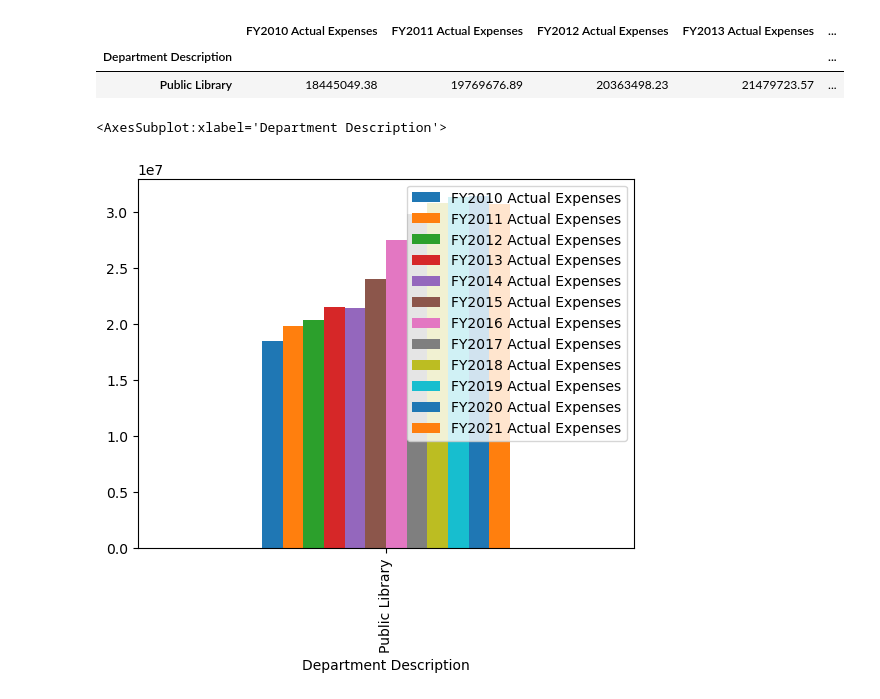
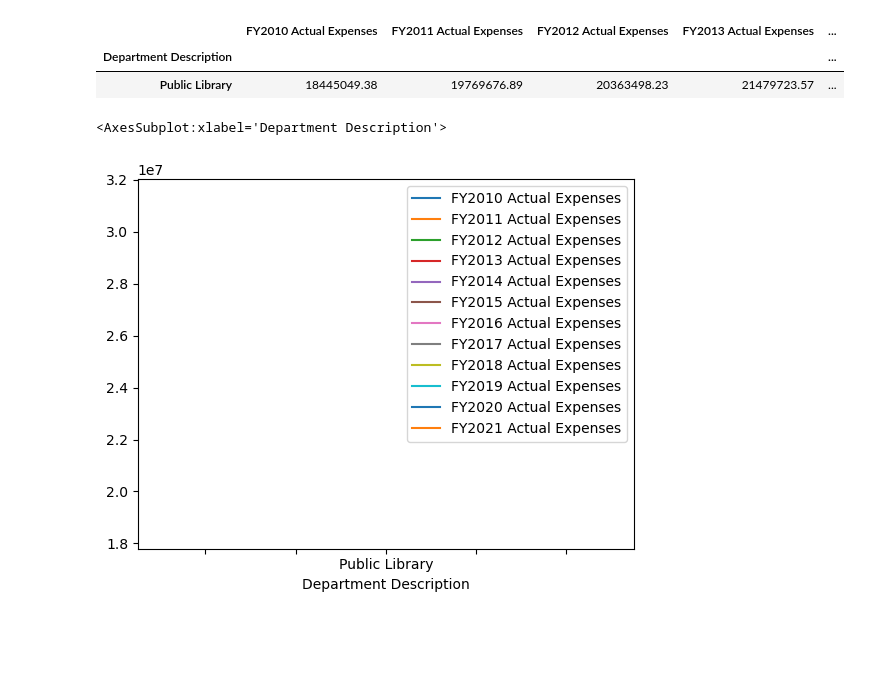
Before and after one commit to jwhankins177/capstone-budget-impact-jupyternb-python, a Jupyter notebook: notebooks/library.ipynb, the cells around one changed output. Drawn from its saved outputs; the diff is of its cells as text; code cells hidden in the pictures; blank space fills up the shorter version.

```diff
--- a/notebooks/library.ipynb
+++ b/notebooks/library.ipynb
@@ -88,7 +104,7 @@ dd.head()
 | Department Description |  |  |  |  | ... |
 | Public Library | 18445049.38 | 19769676.89 | 20363498.23 | 21479723.57 | ... |
 # %%
-dd.plot(kind="bar")
+dd.plot(kind="line")
 # %% [output]
 <AxesSubplot:xlabel='Department Description'>
-[figure, old version]
+[figure, new version]
```
Also changed, not shown: parts of 4 cells of this notebook, 4 other files.
